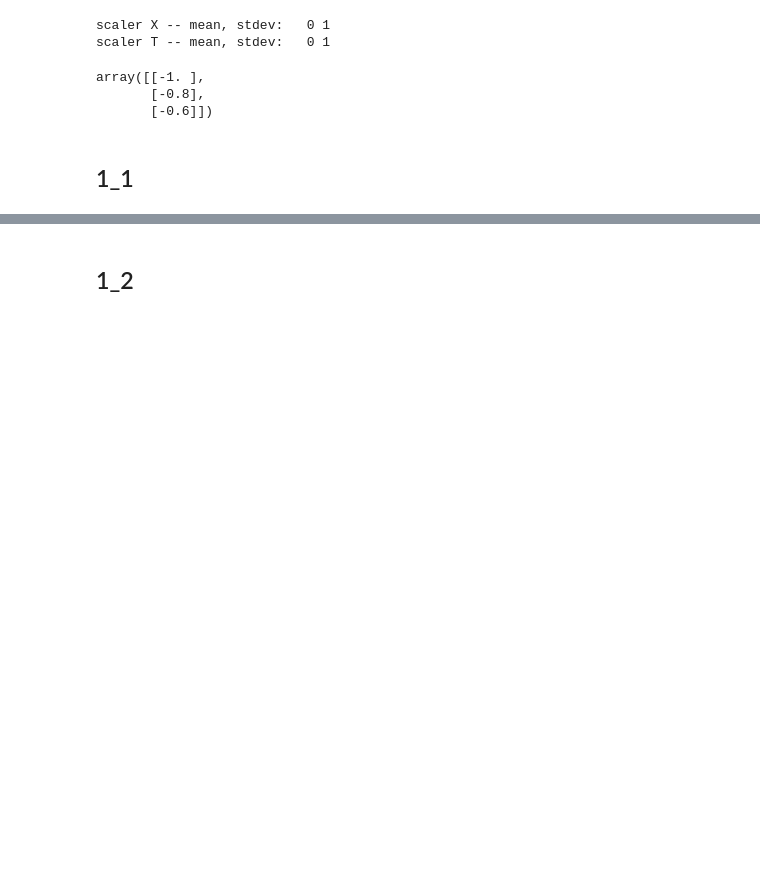
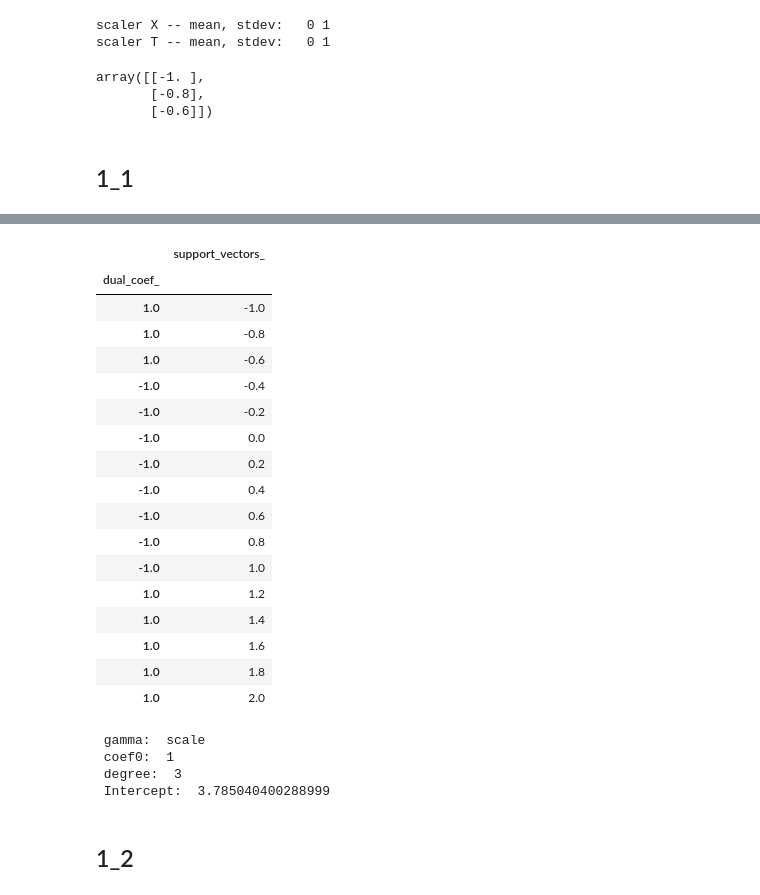
Before and after one commit to vladgap/Various, a Jupyter notebook: SVR_function_approx.ipynb, the cells around one changed output, grey strips where cells are left out. Saved outputs shown, nothing was run; the diff lists cells and outputs as text; code cells hidden in the pictures; blank space fills up the shorter version.

```diff
--- a/SVR_function_approx.ipynb
+++ b/SVR_function_approx.ipynb
@@ -96,6 +99,39 @@ fig.update_yaxes(title_text="% error", range=[-20, 20], secondary_y=True, showgr
 fig.show()
 # %% [output]
 [interactive output not drawn]
+# %%
+svr_temp=svr1
+df=pd.concat([pd.DataFrame(svr_temp.dual_coef_.T, columns=['dual_coef_']),
+              pd.DataFrame(svr_temp.support_vectors_),
+              ],axis=1).rename(columns={0: "support_vectors_"}).set_index('dual_coef_')
+display(df)
+print (' gamma: ',svr_temp.gamma,'\n',
+       'coef0: ',svr_temp.coef0,'\n',
+       'degree: ',svr_temp.degree,'\n',
+       'Intercept: ',svr_temp.intercept_[0],)
+# %% [output]
+|  | support_vectors_ |
+| dual_coef_ |  |
+| 1.0 | -1.0 |
+| 1.0 | -0.8 |
+| 1.0 | -0.6 |
+| -1.0 | -0.4 |
+| -1.0 | -0.2 |
+| -1.0 | 0.0 |
+| -1.0 | 0.2 |
+| -1.0 | 0.4 |
+| -1.0 | 0.6 |
+| -1.0 | 0.8 |
+| -1.0 | 1.0 |
+| 1.0 | 1.2 |
+| 1.0 | 1.4 |
+| 1.0 | 1.6 |
+| 1.0 | 1.8 |
+| 1.0 | 2.0 |
+ gamma:  scale
+ coef0:  1
+ degree:  3
+ Intercept:  3.785040400288999
 # %% [markdown]
 ## 1_2
 # %%
```
Also changed, not shown: parts of 30 cells of this notebook.
